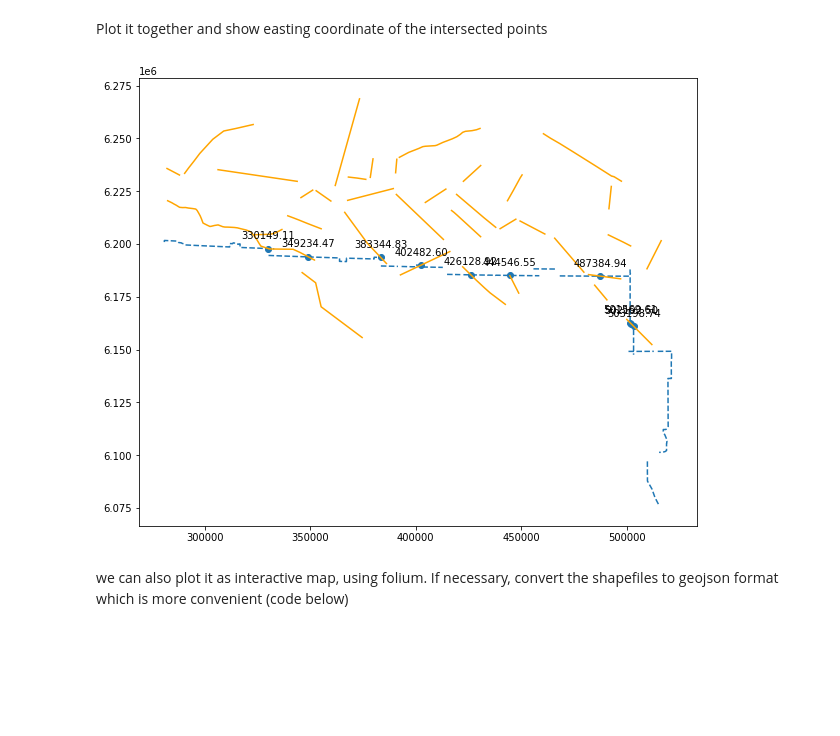
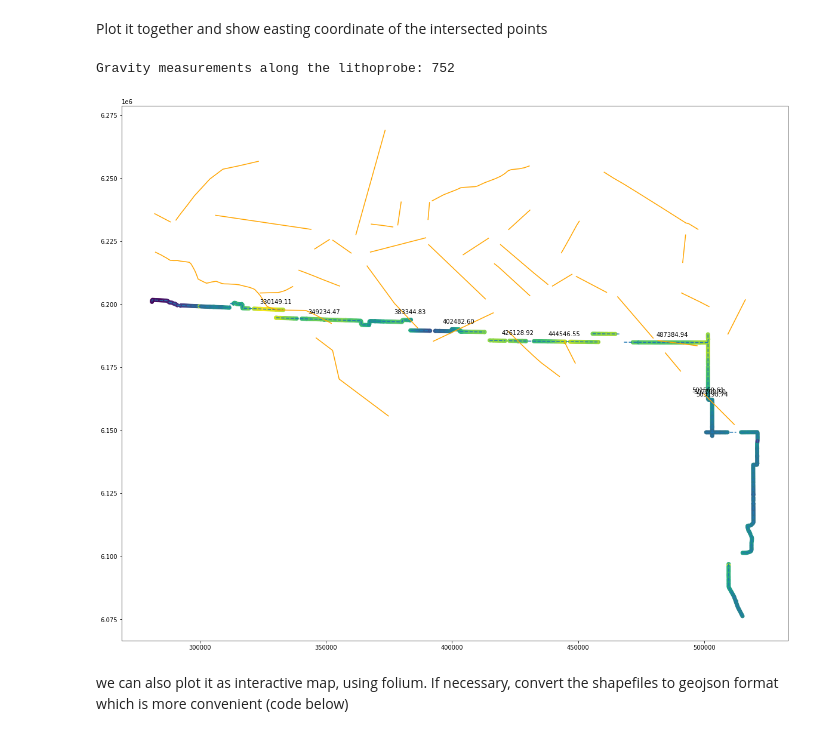
Before and after one commit to pauwoz/geospatial_analysis, a Jupyter notebook: notebooks/folium_intro.ipynb, the cells around one changed output. Drawn from its saved outputs; the diff is of its cells as text; code cells hidden in the pictures; blank space fills up the shorter version.

```diff
--- a/notebooks/folium_intro.ipynb
+++ b/notebooks/folium_intro.ipynb
@@ -99,22 +125,39 @@ points_gdf = points_gdf.rename(columns={0:'geometry'}).set_geometry('geometry')
 points_gdf.crs = {'init':'epsg:26711'}
 # %% [markdown]
 Plot it together and show easting coordinate of the intersected points
+# %%
+gravi_df = pd.read_csv("../data/Canada_Gravity_2018.csv", sep=",")
+gdf = gpd.GeoDataFrame(
+    gravi_df, geometry=gpd.points_from_xy(gravi_df.X, gravi_df.Y), crs=4326)
+
+gdf_utm = gdf.to_crs(crs=26711) #  to have distance in meters
+lithoprobe_utm = lithoprobe.to_crs(26711)
+
+buffer = 500
+lithoprobe_utm['geometry'] = lithoprobe_utm.geometry.buffer(buffer)
+
+points_subset = gpd.overlay(gdf_utm, lithoprobe_utm)
+print("Gravity measurements along the lithoprobe:", points_subset.shape[0])
+# %% [output]
+Gravity measurements along the lithoprobe: 752
 # %%
-fig, ax = plt.subplots(1,1, figsize=(10,10))
+fig, ax = plt.subplots(1,1, figsize=(20,20))
 lithoprobe_26711.plot(ax = ax, linestyle='dashed')
 faults_26711.plot(ax=ax, color='orange')
 points_gdf.plot(ax=ax)
+points_subset.plot(ax=ax, column='BOUGUER')
+
 for x,y in zip(points_gdf['geometry'].x,points_gdf['geometry'].y):
 
     label = "{:.2f}".format(x)
 
     plt.annotate(label, # this is the text
                  (x,y), # this is the point to label
                  textcoords="offset points", # how to position the text
                  xytext=(0,10), # distance from text to points (x,y)
                  ha='center') # horizontal alignment can be left, right or center
 # %% [output]
-[figure, old version]
+[figure, new version]
 # %% [markdown]
 we can also plot it as interactive map, using folium. If necessary, convert the shapefiles to geojson format which is more convenient (code below)
 # %%
```
Also changed, not shown: parts of 3 cells of this notebook, 8 other files.
